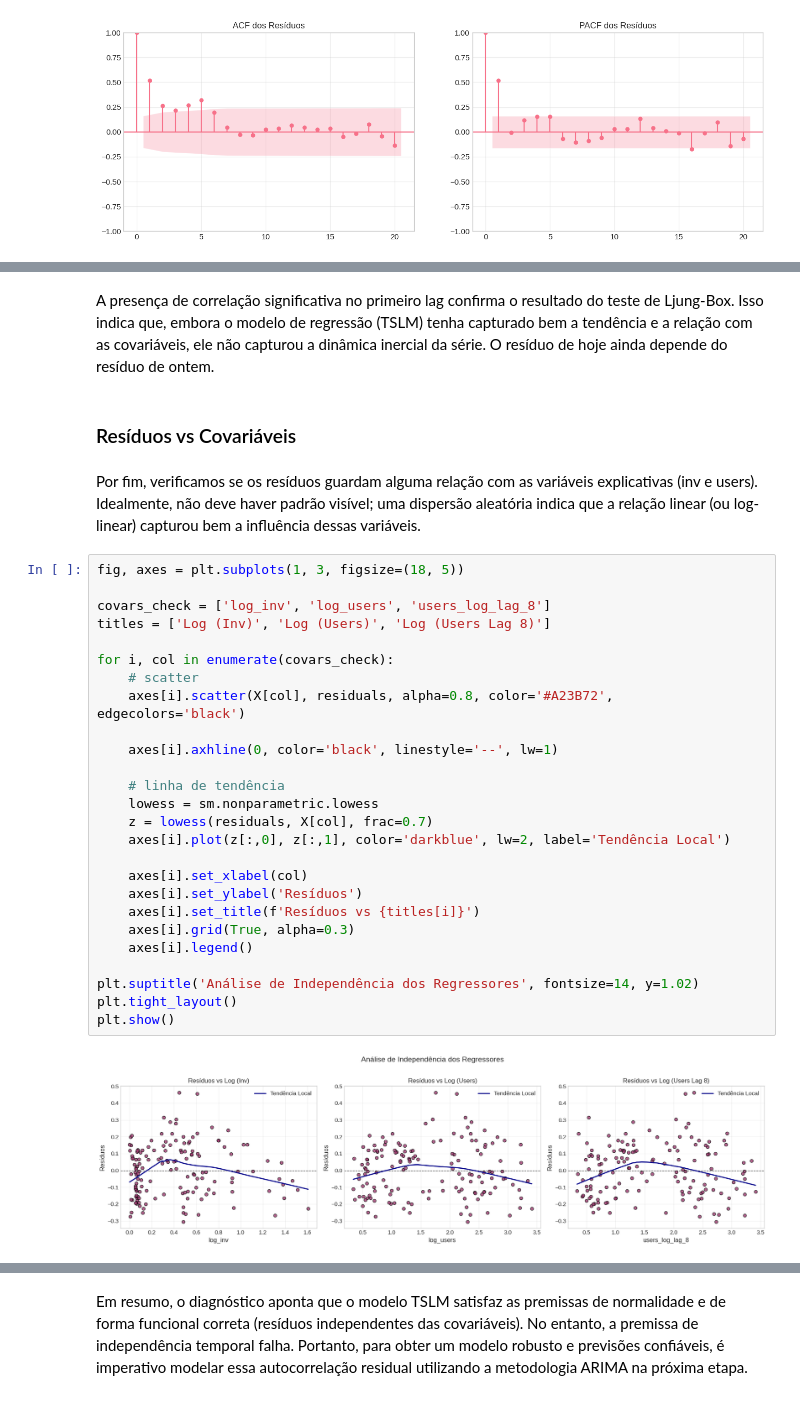
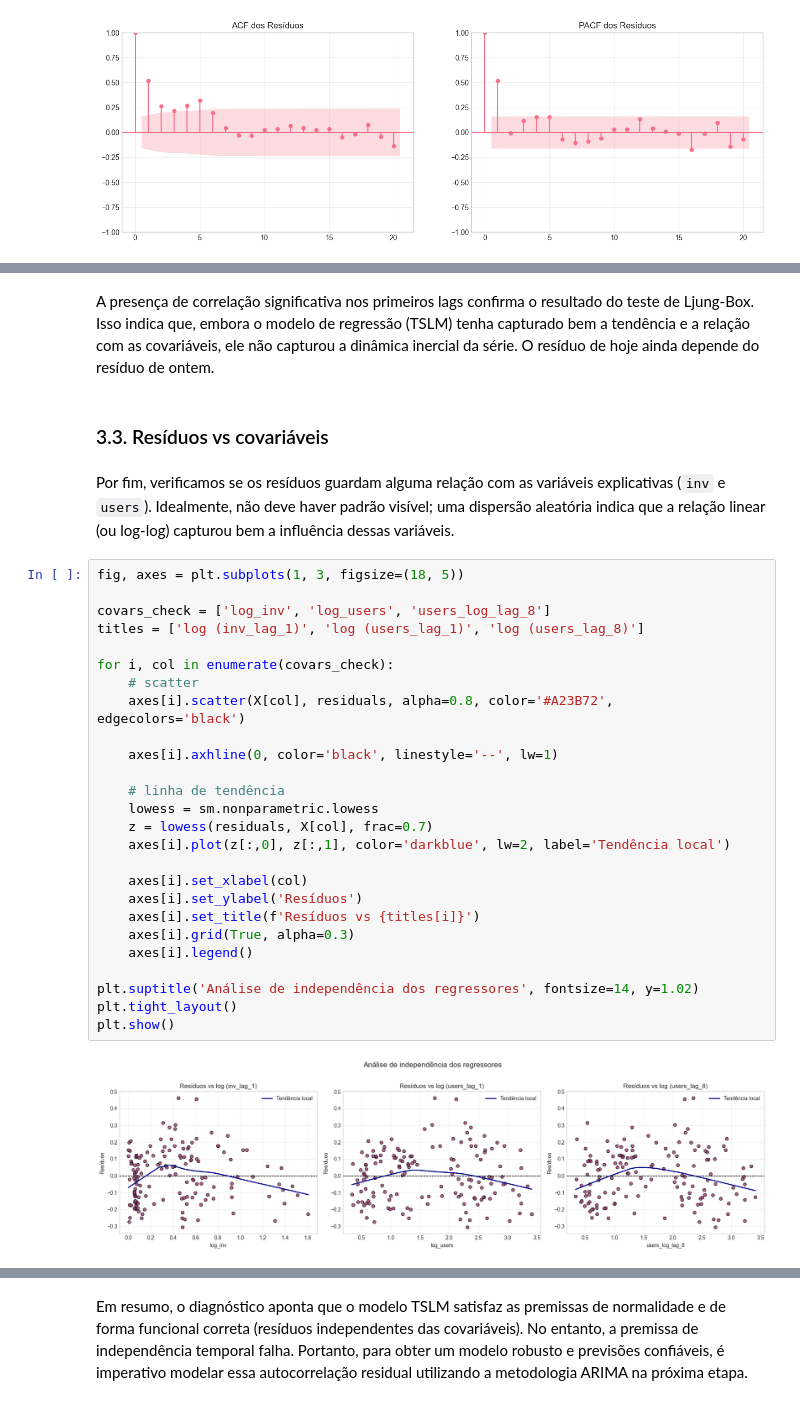
Before and after one commit to kauanmaf/Time-Series-A2, a Jupyter notebook: relatorio.ipynb, the cells around one changed output, grey strips where cells are left out. Drawn from its saved outputs; the diff is of its cells as text.

```diff
--- a/relatorio.ipynb
+++ b/relatorio.ipynb
@@ -609,35 +623,35 @@ Teste de Ljung-Box (lag=20):
 # %% [markdown]
-A presença de correlação significativa no primeiro lag confirma o resultado do teste de Ljung-Box. Isso indica que, embora o modelo de regressão (TSLM) tenha capturado bem a tendência e a relação com as covariáveis, ele não capturou a dinâmica inercial da série. O resíduo de hoje ainda depende do resíduo de ontem.
+A presença de correlação significativa nos primeiros lags confirma o resultado do teste de Ljung-Box. Isso indica que, embora o modelo de regressão (TSLM) tenha capturado bem a tendência e a relação com as covariáveis, ele não capturou a dinâmica inercial da série. O resíduo de hoje ainda depende do resíduo de ontem.
 # %% [markdown]
-### Resíduos vs Covariáveis
+### 3.3. Resíduos vs covariáveis
 # %% [markdown]
-Por fim, verificamos se os resíduos guardam alguma relação com as variáveis explicativas (inv e users). Idealmente, não deve haver padrão visível; uma dispersão aleatória indica que a relação linear (ou log-linear) capturou bem a influência dessas variáveis.
+Por fim, verificamos se os resíduos guardam alguma relação com as variáveis explicativas (`inv` e `users`). Idealmente, não deve haver padrão visível; uma dispersão aleatória indica que a relação linear (ou log-log) capturou bem a influência dessas variáveis.
 # %%
 fig, axes = plt.subplots(1, 3, figsize=(18, 5))
 
 covars_check = ['log_inv', 'log_users', 'users_log_lag_8']
-titles = ['Log (Inv)', 'Log (Users)', 'Log (Users Lag 8)']
+titles = ['log (inv_lag_1)', 'log (users_lag_1)', 'log (users_lag_8)']
 
 for i, col in enumerate(covars_check):
     # scatter
     axes[i].scatter(X[col], residuals, alpha=0.8, color='#A23B72', edgecolors='black')
 
     axes[i].axhline(0, color='black', linestyle='--', lw=1)
 
     # linha de tendência
     lowess = sm.nonparametric.lowess
     z = lowess(residuals, X[col], frac=0.7)
-    axes[i].plot(z[:,0], z[:,1], color='darkblue', lw=2, label='Tendência Local')
+    axes[i].plot(z[:,0], z[:,1], color='darkblue', lw=2, label='Tendência local')
 
     axes[i].set_xlabel(col)
     axes[i].set_ylabel('Resíduos')
     axes[i].set_title(f'Resíduos vs {titles[i]}')
     axes[i].grid(True, alpha=0.3)
     axes[i].legend()
 
-plt.suptitle('Análise de Independência dos Regressores', fontsize=14, y=1.02)
+plt.suptitle('Análise de independência dos regressores', fontsize=14, y=1.02)
 plt.tight_layout()
 plt.show()
 # %% [output]
-[figure, old version]
+[figure, new version]
 # %% [markdown]
```
Also changed, not shown: parts of 15 cells of this notebook.
